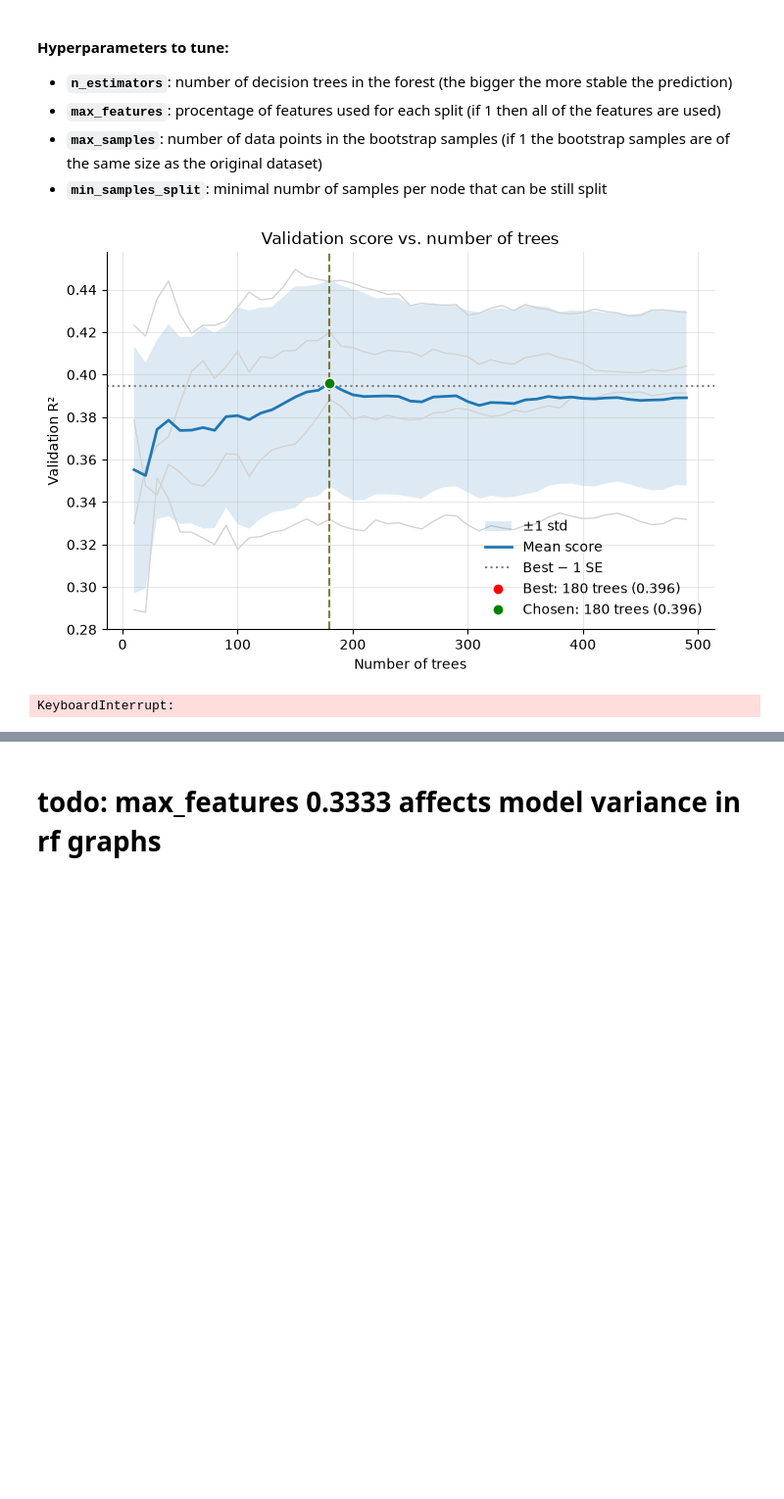
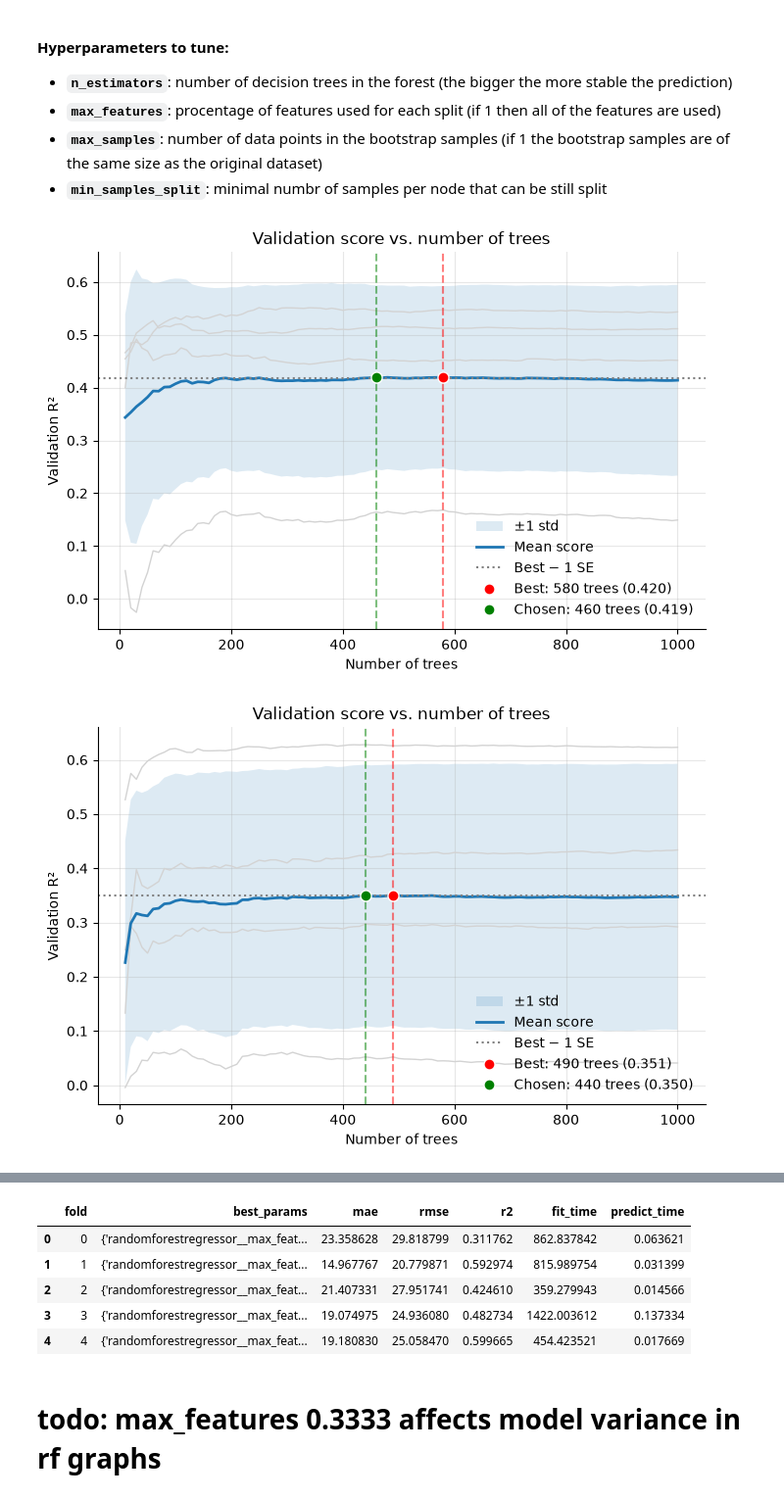
Before and after one commit to nkakowalska/CropNet, a Jupyter notebook: src/cropnet/feature_extraction.ipynb, the cells around one changed output, grey strips where cells are left out. Shown at 98% size. Drawn from its saved outputs; the diff is of its cells as text; code cells hidden in the pictures; blank space fills up the shorter version.

```diff
--- a/src/cropnet/feature_extraction.ipynb
+++ b/src/cropnet/feature_extraction.ipynb
@@ -38,7 +116,0 @@ We decided to go with these two models to explore the possibilities of two diffe
-# %%
-import pandas as pd
-pd.set_option('display.max_colwidth', None)
-import matplotlib.pyplot as plt
-import numpy as np
-
-RANDOM_STATE = 52
@@ -422,6 +487,7 @@ def tune_num_trees(estimator, X_train, y_train, inner_splits):
         rf = clone(estimator).set_params(randomforestregressor__warm_start=True)
         for n in range(NUM_TREES_START, MAX_TREES+1, NUM_TREES_STEP):
             rf.set_params(randomforestregressor__n_estimators=n)
+
             rf.fit(X_inner_train, y_inner_train)   # add one tree
             score = r2_score(y_val, rf.predict(X_val))
             accuracies.append(score)
@@ -430,7 +496,7 @@ def tune_num_trees(estimator, X_train, y_train, inner_splits):
 
     results_df = pd.DataFrame(results)
 
-    n_trees = np.arange(NUM_TREES_START, MAX_TREES, NUM_TREES_STEP)
+    n_trees = np.arange(NUM_TREES_START, MAX_TREES+1, NUM_TREES_STEP)
     avg_scores = results_df.mean(axis=1).to_numpy()
     avg_scores_se = avg_scores.std() / np.sqrt(len(avg_scores))
 
@@ -611,17 +677,20 @@ The Random Forest is an ensamble estimator which uses averaging of multiple Deci
 - **`min_samples_split`**: minimal numbr of samples per node that can be still split
 # %%
 rf = (
-    make_pipeline(SesonalFeatureSelector(), RandomForestRegressor(max_features = 0.333, random_state=RANDOM_STATE, n_jobs=-1, bootstrap = True)),
+    # ParamGrid is already parallelised, so we set n_jobs=1 here.
+    make_pipeline(SesonalFeatureSelector(), RandomForestRegressor(max_features = 0.333, random_state=RANDOM_STATE, n_jobs=1, bootstrap=True)),
     {
         "sesonalfeatureselector__time_period": ["all_year", "growing_season"],
         "randomforestregressor__max_features": [0.2, 0.333, 0.5, 0.75, 1.0],
         "randomforestregressor__min_samples_split": [2, 5, 10],
         "randomforestregressor__max_samples": [0.5, 0.75, 0.9, 1.0],
     },
 )
 
 result_rf = evaluate_model(rf, X, y, y_bin, groups, outer_cv, inner_cv)
+result_rf.to_csv("rf_results.csv")
+
 display(result_rf)
 # %% [output]
-[figure, old version]
+[figure, new version]
-KeyboardInterrupt:
+[figure, added]
@@ -628,3 +700,9 @@ KeyboardInterrupt:
+|  | fold | best_params | mae | rmse | r2 | fit_time | predict_time |
+| 0 | 0 | {'randomforestregressor__max_feat... | 23.358628 | 29.818799 | 0.311762 | 862.837842 | 0.063621 |
+| 1 | 1 | {'randomforestregressor__max_feat... | 14.967767 | 20.779871 | 0.592974 | 815.989754 | 0.031399 |
+| 2 | 2 | {'randomforestregressor__max_feat... | 21.407331 | 27.951741 | 0.424610 | 359.279943 | 0.014566 |
+| 3 | 3 | {'randomforestregressor__max_feat... | 19.074975 | 24.936080 | 0.482734 | 1422.003612 | 0.137334 |
+| 4 | 4 | {'randomforestregressor__max_feat... | 19.180830 | 25.058470 | 0.599665 | 454.423521 | 0.017669 |
 # %% [markdown]
 # todo: max_features 0.3333 affects model variance in rf graphs
 # %% [markdown]
```
Also changed, not shown: parts of 14 cells of this notebook, 4 other files.
